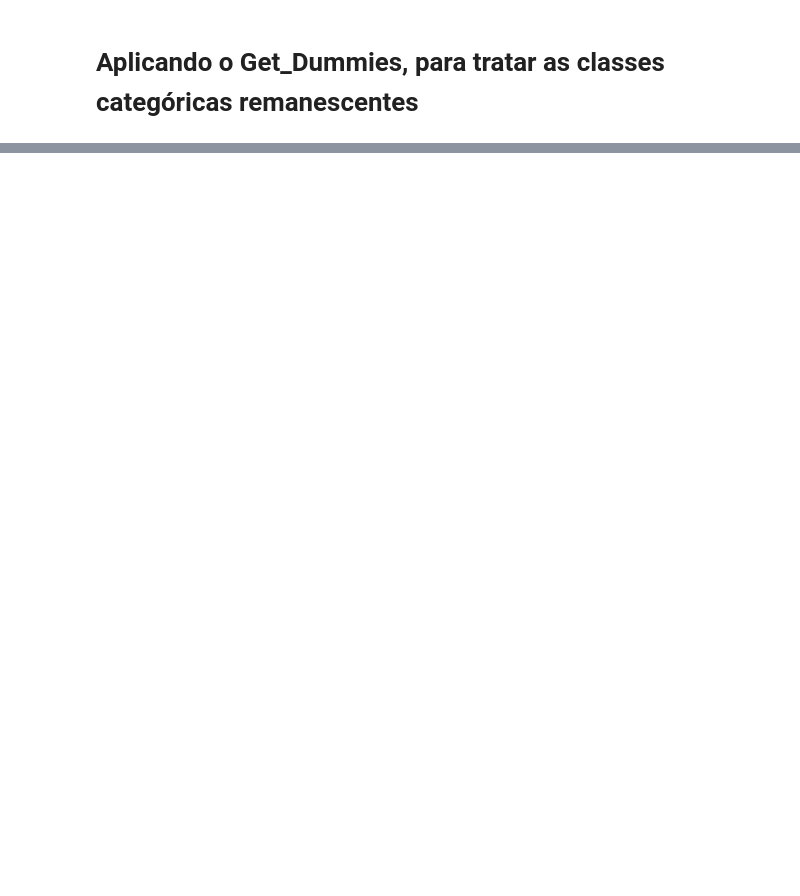
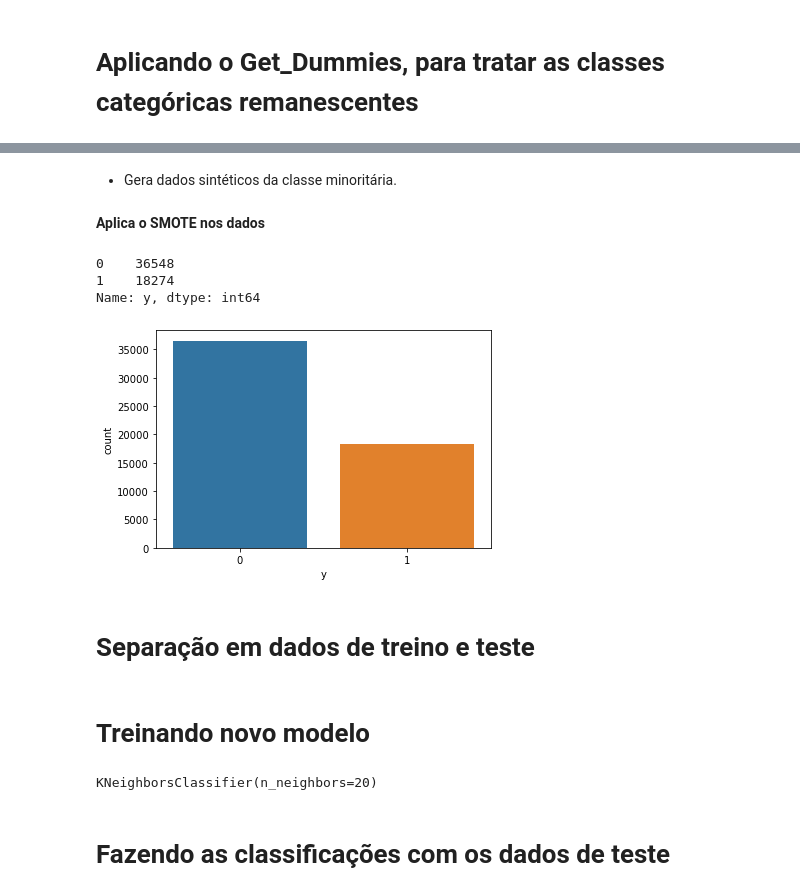
Before and after one commit to vinicius-mattoso/Bank_Project, a Jupyter notebook: Bank_Project_v2.ipynb, the cells around one changed output, grey strips where cells are left out. Cells and saved outputs as stored; diff of their text form; code cells hidden in the pictures; blank space fills up the shorter version.

```diff
--- a/Bank_Project_v2.ipynb
+++ b/Bank_Project_v2.ipynb
@@ -258,0 +445,3 @@ dtype: int64
+# %% [markdown]
+
+*   Gera dados sintéticos da classe minoritária.
@@ -258,0 +450,17 @@ dtype: int64
+# %%
+# Inicialmente vou criar novos dados, mas irei manter uma diferença de 50%. Isso serve para evitar overfitting
+smt = SMOTE(sampling_strategy=0.5)
+# %% [markdown]
+**Aplica o SMOTE nos dados**
+# %%
+X_over, y_over = smt.fit_sample(dataset.drop('y',axis=1),dataset['y'])
+# %%
+print(y_over.value_counts())
+ax = sns.countplot(x=y_over)
+# %% [output]
+0    36548
+1    18274
+Name: y, dtype: int64
+[figure, added]
+# %% [markdown]
+# Separação em dados de treino e teste
@@ -258,0 +469,8 @@ dtype: int64
+# %% [markdown]
+# Treinando novo modelo
+# %%
+knn.fit(X_train_over,y_train_over)
+# %% [output]
+KNeighborsClassifier(n_neighbors=20)
+# %% [markdown]
+# Fazendo as classificações com os dados de teste
```
Also changed, not shown: parts of 62 cells of this notebook.
